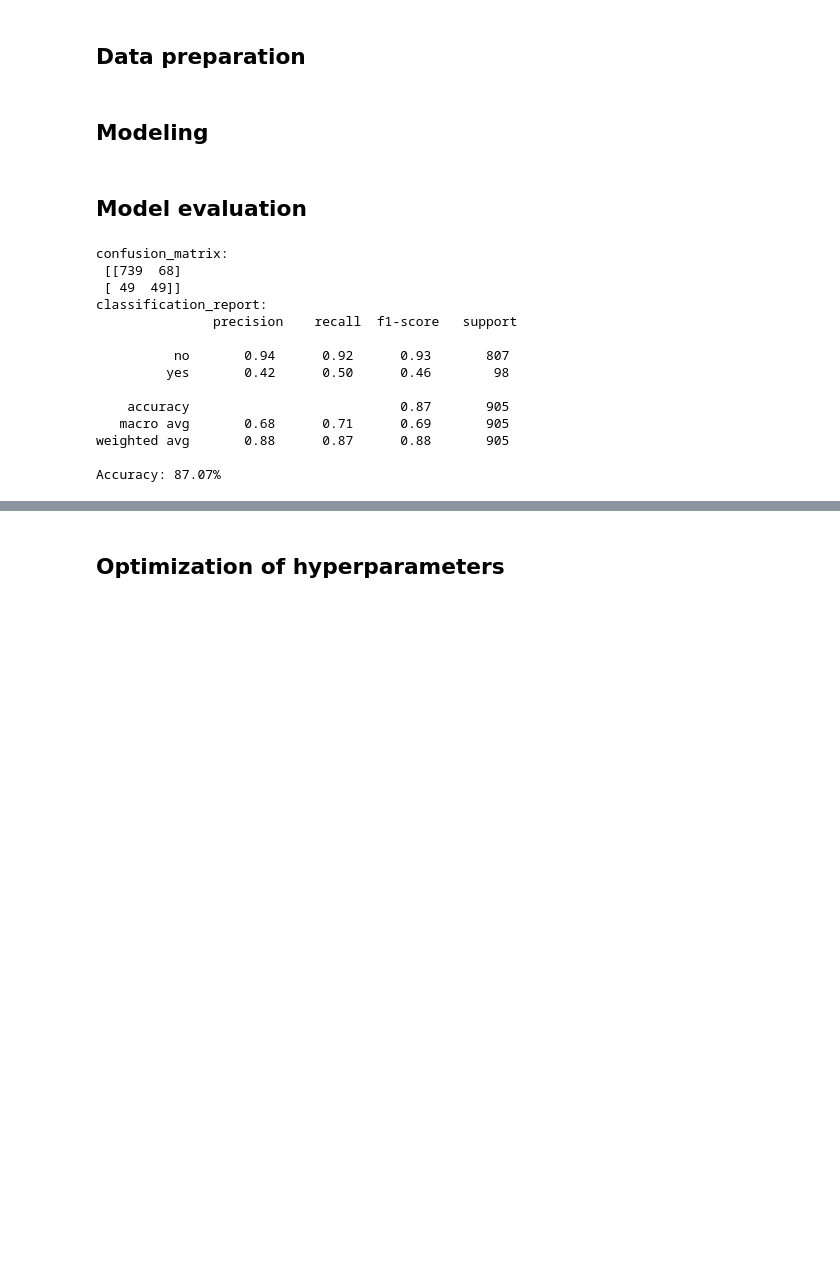
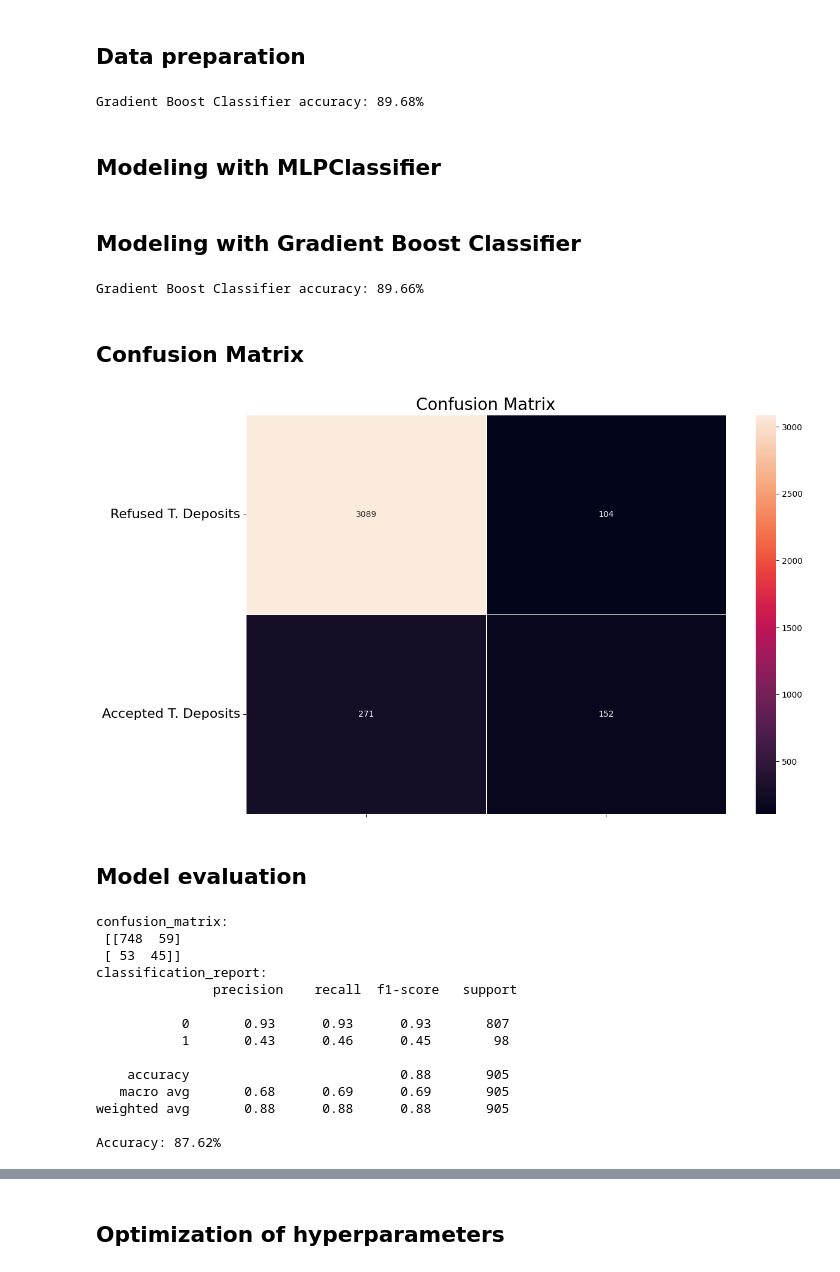
Before and after one commit to ZasaQ/A-neural-model-of-a-banking-customer, a Jupyter notebook: KrzywdaKubowicz.ipynb, the cells around one changed output, grey strips where cells are left out. Drawn from its saved outputs; the diff is of its cells as text; code cells hidden in the pictures; blank space fills up the shorter version.

Commit message:
minor adjustments

```diff
--- a/KrzywdaKubowicz.ipynb
+++ b/KrzywdaKubowicz.ipynb
@@ -178,13 +180,53 @@ X_train, X_test, y_train, y_test = train_test_split(X, y, test_size=0.2, random_
 scaler = StandardScaler()
 X_train = scaler.fit_transform(X_train)
 X_test = scaler.transform(X_test)
+# %%
+grad_clf    = GradientBoostingClassifier()
+grad_scores = cross_val_score(grad_clf, X_train, y_train, cv=3)
+grad_mean   = grad_scores.mean()
+
+grad_clf.fit(X_train, y_train)
+
+y_train_pred = cross_val_predict(grad_clf, X_train, y_train, cv=3)
+print("Gradient Boost Classifier accuracy: {:.2f}%".format(100 * accuracy_score(y_train, y_train_pred)))
+# %% [output]
+Gradient Boost Classifier accuracy: 89.68%
 # %% [markdown]
-## Modeling
+## Modeling with MLPClassifier
 # %%
 model = MLPClassifier(hidden_layer_sizes=(10, 10, 10), max_iter=1000)
 model.fit(X_train, y_train)
 
 predictions = model.predict(X_test)
+# %% [markdown]
+## Modeling with Gradient Boost Classifier
+# %%
+# Gradient Boosting Classifier
+grad_clf    = GradientBoostingClassifier()
+grad_scores = cross_val_score(grad_clf, X_train, y_train, cv=3)
+grad_mean   = grad_scores.mean()
+
+y_train_pred = cross_val_predict(grad_clf, X_train, y_train, cv=3)
+grad_clf.fit(X_train, y_train)
+print ("Gradient Boost Classifier accuracy: {:.2f}%".format(100 * accuracy_score(y_train, y_train_pred)))
+# %% [output]
+Gradient Boost Classifier accuracy: 89.66%
+# %% [markdown]
+## Confusion Matrix
+# %%
+conf_matrix = confusion_matrix(y_train, y_train_pred)
+f, ax       = plt.subplots(figsize=(12, 8))
+
+sns.heatmap(conf_matrix, annot=True, fmt="d", linewidths=.5, ax=ax)
+plt.title("Confusion Matrix", fontsize=20)
+plt.subplots_adjust(left=0.15, right=0.99, bottom=0.15, top=0.99)
+ax.set_yticks(np.arange(conf_matrix.shape[0]) + 0.5, minor=False)
+ax.set_xticklabels("")
+ax.set_yticklabels(['Refused T. Deposits', 'Accepted T. Deposits'], fontsize=16, rotation=360)
+
+plt.show()
+# %% [output]
+[figure, added]
 # %% [markdown]
 ## Model evaluation
 # %%
@@ -193,16 +235,16 @@ print("classification_report:\n", classification_report(y_test, predictions))
 print("Accuracy: {:.2f}%".format(100 * accuracy_score(y_test, predictions)))
 # %% [output]
 confusion_matrix:
- [[739  68]
- [ 49  49]]
+ [[748  59]
+ [ 53  45]]
 classification_report:
                precision    recall  f1-score   support
 
-          no       0.94      0.92      0.93       807
-         yes       0.42      0.50      0.46        98
+           0       0.93      0.93      0.93       807
+           1       0.43      0.46      0.45        98
 
-    accuracy                           0.87       905
-   macro avg       0.68      0.71      0.69       905
-weighted avg       0.88      0.87      0.88       905
+    accuracy                           0.88       905
+   macro avg       0.68      0.69      0.69       905
+weighted avg       0.88      0.88      0.88       905
 
-Accuracy: 87.07%
+Accuracy: 87.62%
```
Also changed, not shown: parts of 6 cells of this notebook.
